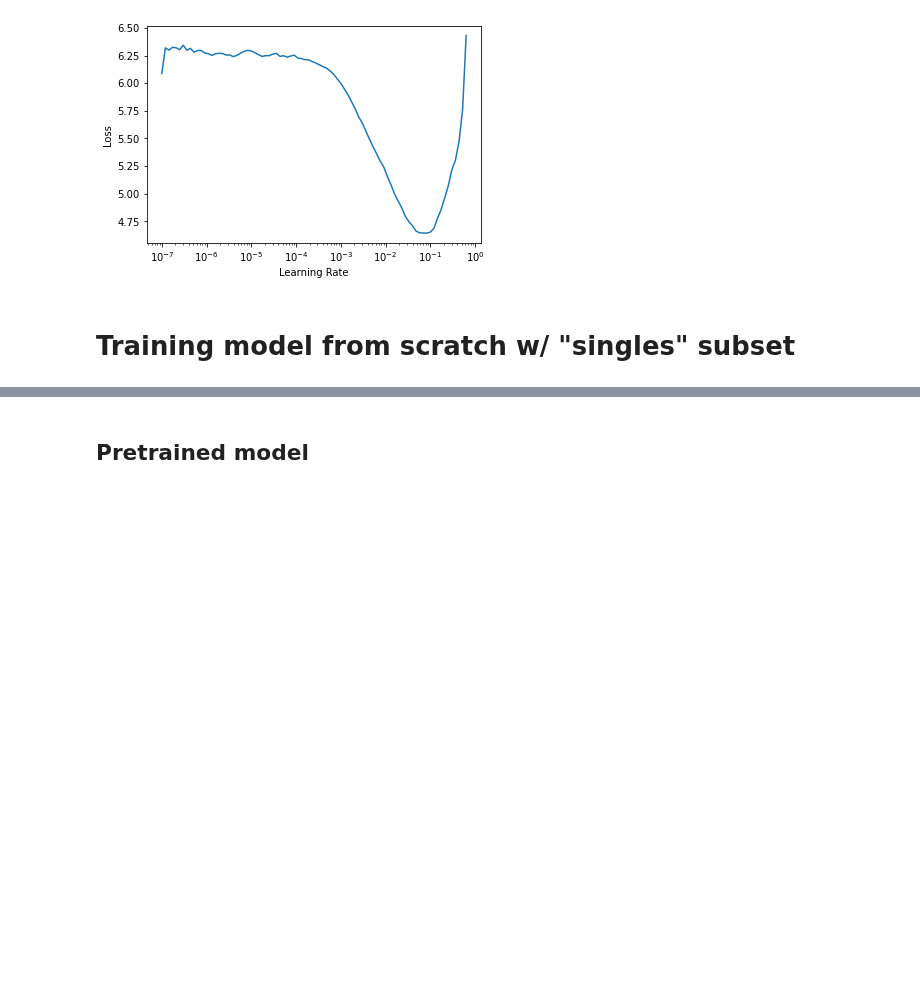
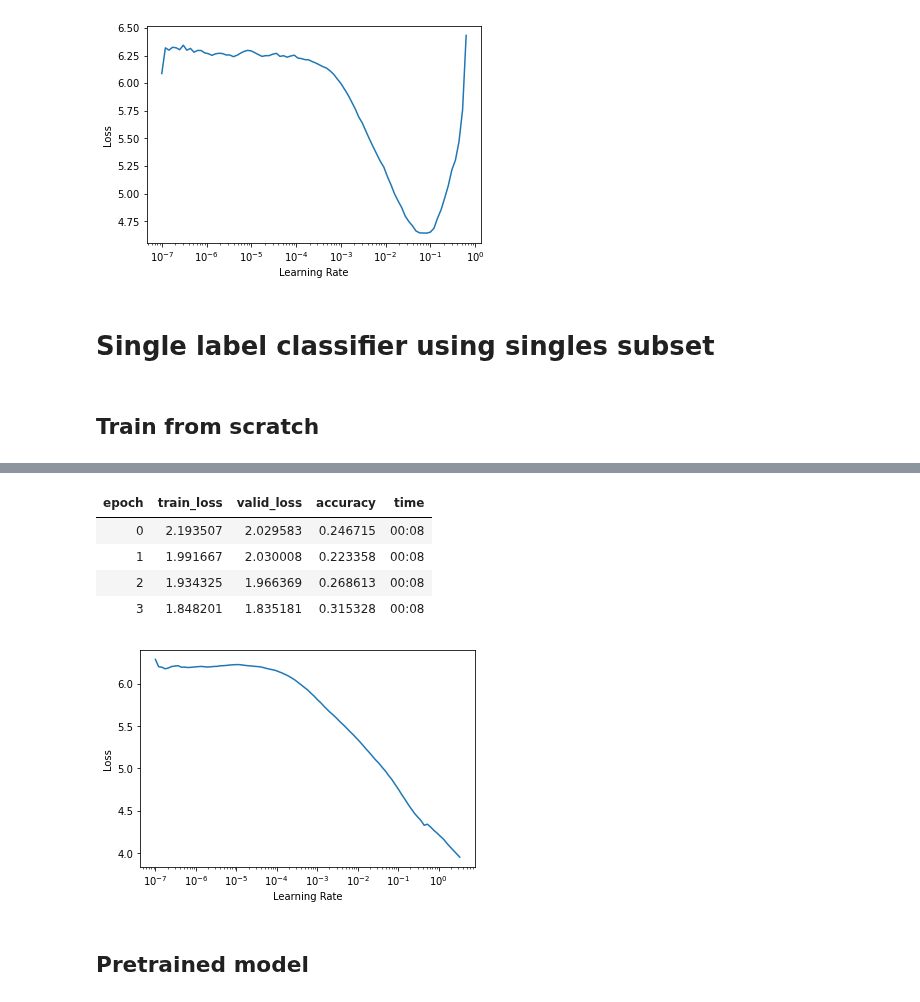
Before and after one commit to mccallion/rory, a Jupyter notebook: _20200923_coco_using_mid_level_api.ipynb, the cells around one changed output, grey strips where cells are left out. Drawn from its saved outputs; the diff is of its cells as text; code cells hidden in the pictures; blank space fills up the shorter version.

```diff
--- a/_20200923_coco_using_mid_level_api.ipynb
+++ b/_20200923_coco_using_mid_level_api.ipynb
@@ -84,3 +86,5 @@ learn.fit_one_cycle(2, lr=lr_min) # trained in 5min 43s; acc = .752
 | 0 | 1.095382 | 0.950564 | 0.733643 | 02:45 |
 | 1 | 0.941267 | 0.880089 | 0.751817 | 02:46 |
 [figure]
+# %% [markdown]
+# Single label classifier using singles subset
@@ -87,2 +174,2 @@ learn.fit_one_cycle(2, lr=lr_min) # trained in 5min 43s; acc = .752
 # %% [markdown]
-# Training model from scratch w/ "singles" subset
+## Train from scratch
@@ -149,0 +176,6 @@ learn.fit_one_cycle(10, slice(lr_min/1000,lr_min))
+# %%
+### Train ###
+learn = Learner(dls, mod, metrics=accuracy)
+lr_min, lr_steep = learn.lr_find()
+learn.fit_one_cycle(4, slice(lr_min/1000,lr_min)) # trained in 1min 10s; acc = .315
+# %% [output]
@@ -150,3 +183,9 @@ learn.fit_one_cycle(10, slice(lr_min/1000,lr_min))
+| epoch | train_loss | valid_loss | accuracy | time |
+| 0 | 2.193507 | 2.029583 | 0.246715 | 00:08 |
+| 1 | 1.991667 | 2.030008 | 0.223358 | 00:08 |
+| 2 | 1.934325 | 1.966369 | 0.268613 | 00:08 |
+| 3 | 1.848201 | 1.835181 | 0.315328 | 00:08 |
+[figure, added]
 # %% [markdown]
 ## Pretrained model
 # %%
```
Also changed, not shown: parts of 20 cells of this notebook.
